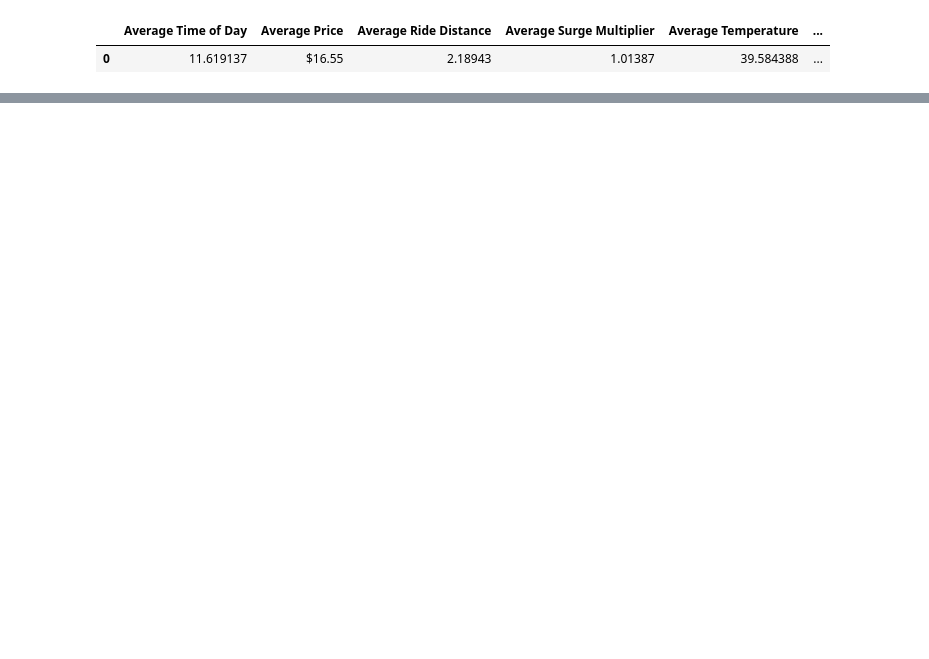
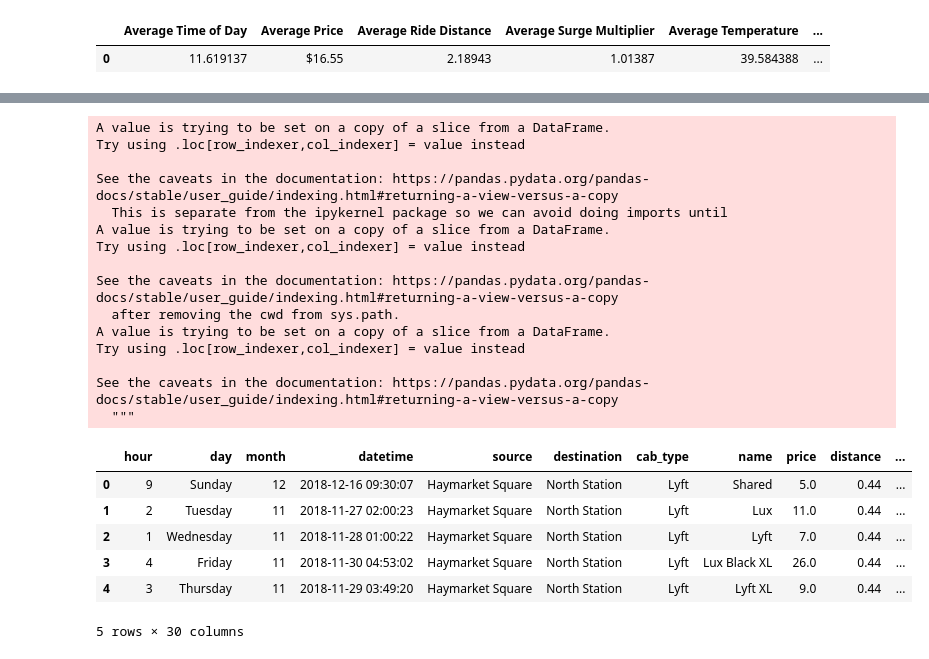
Before and after one commit to jillpeloquin13/UberProject, a Jupyter notebook: uber_data.ipynb, the cells around one changed output, grey strips where cells are left out. Drawn from its saved outputs; the diff is of its cells as text; code cells hidden in the pictures; blank space fills up the shorter version.

```diff
--- a/uber_data.ipynb
+++ b/uber_data.ipynb
@@ -192,0 +187,25 @@ Summary_table_Sort_df
+# %%
+# Deep dive on time of day versus count using binning
+# Set Bins
+bins = [0, 2, 4, 6, 8, 10, 12, 14, 16, 18, 20, 22, 24]
+group_names = ["Earlier than 2 am", ">2-4 am", ">4-6 am", ">6-8 am", ">8-10 am", ">10 am to noon", ">12-2 pm", ">2-4 pm", ">4-6 pm", ">6-8 pm", ">8-10 pm", ">10 pm - midnight"]
+
+clean_ride_data["Time of Day of Ride"] = pd.cut(clean_ride_data["hour"], bins, labels=group_names, include_lowest=True)
+
+# Creating a group based off of the bins
+Hour_group_df = clean_ride_data.groupby("Time of Day of Ride")
+
+# Find how many rows fall into each bin
+Total_rides_by_time = (Hour_group_df["source"].count())
+
+
+BinnedHours = {
+                         "Total Count": Total_rides_by_time,
+
+                      }
+
+BinnedHours_df= pd.DataFrame(BinnedHours)
+
+BinnedHours_Sort_df = BinnedHours_df.sort_values("Total Count", ascending=False)
+
+BinnedHours_Sort_df
@@ -192,0 +231,30 @@ Summary_table_Sort_df
+# %%
+# Explore Day of week and Count ---> This step will take a long time to process
+
+clean_ride_data['date_column'] = pd.to_datetime(clean_ride_data['datetime']).dt.date
+clean_ride_data['date_column'] = clean_ride_data['date_column'].astype('datetime64[ns]')
+clean_ride_data['day'] =clean_ride_data['date_column'].dt.day_name()
+clean_ride_data.head()
+# %% [output]
+A value is trying to be set on a copy of a slice from a DataFrame.
+Try using .loc[row_indexer,col_indexer] = value instead
+
+See the caveats in the documentation: https://pandas.pydata.org/pandas-docs/stable/user_guide/indexing.html#returning-a-view-versus-a-copy
+  This is separate from the ipykernel package so we can avoid doing imports until
+A value is trying to be set on a copy of a slice from a DataFrame.
+Try using .loc[row_indexer,col_indexer] = value instead
+
+See the caveats in the documentation: https://pandas.pydata.org/pandas-docs/stable/user_guide/indexing.html#returning-a-view-versus-a-copy
+  after removing the cwd from sys.path.
+A value is trying to be set on a copy of a slice from a DataFrame.
+Try using .loc[row_indexer,col_indexer] = value instead
+
+See the caveats in the documentation: https://pandas.pydata.org/pandas-docs/stable/user_guide/indexing.html#returning-a-view-versus-a-copy
+  """
+|  | hour | day | month | datetime | source | destination | cab_type | name | price | distance | ... |
+| 0 | 9 | Sunday | 12 | 2018-12-16 09:30:07 | Haymarket Square | North Station | Lyft | Shared | 5.0 | 0.44 | ... |
+| 1 | 2 | Tuesday | 11 | 2018-11-27 02:00:23 | Haymarket Square | North Station | Lyft | Lux | 11.0 | 0.44 | ... |
+| 2 | 1 | Wednesday | 11 | 2018-11-28 01:00:22 | Haymarket Square | North Station | Lyft | Lyft | 7.0 | 0.44 | ... |
+| 3 | 4 | Friday | 11 | 2018-11-30 04:53:02 | Haymarket Square | North Station | Lyft | Lux Black XL | 26.0 | 0.44 | ... |
+| 4 | 3 | Thursday | 11 | 2018-11-29 03:49:20 | Haymarket Square | North Station | Lyft | Lyft XL | 9.0 | 0.44 | ... |
+5 rows × 30 columns
```
Also changed, not shown: parts of 9 cells of this notebook.
